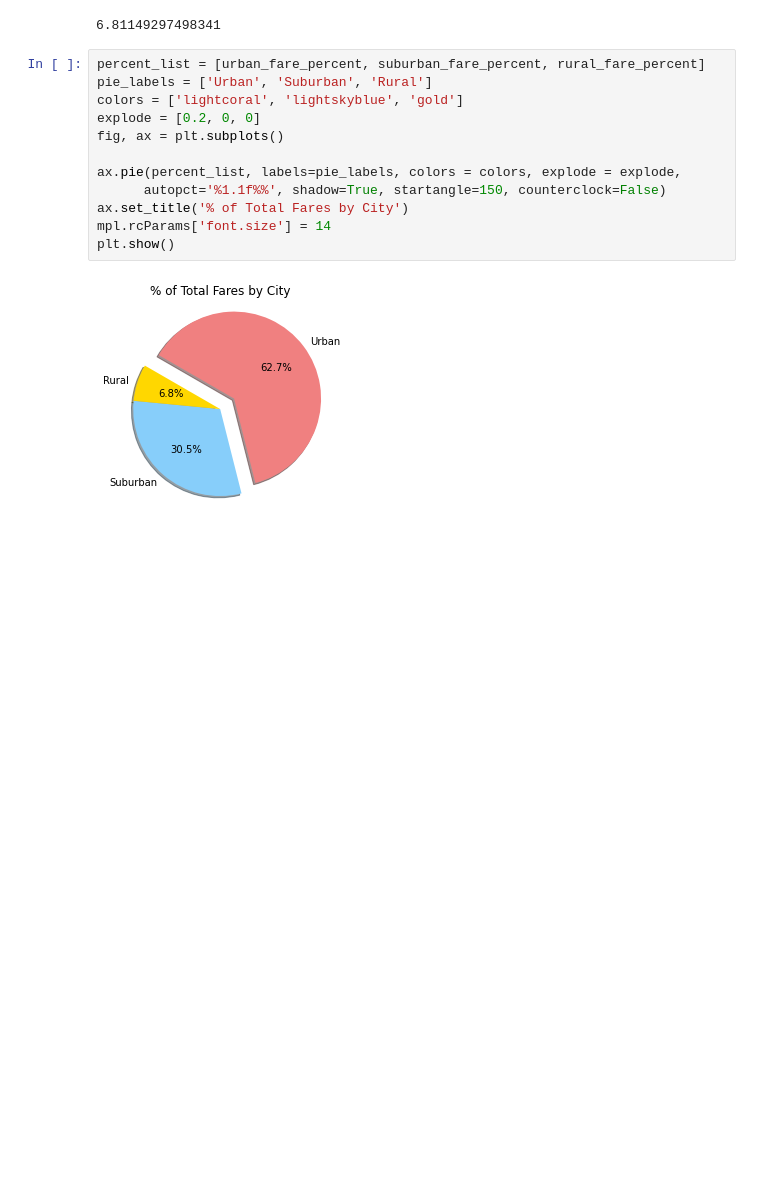
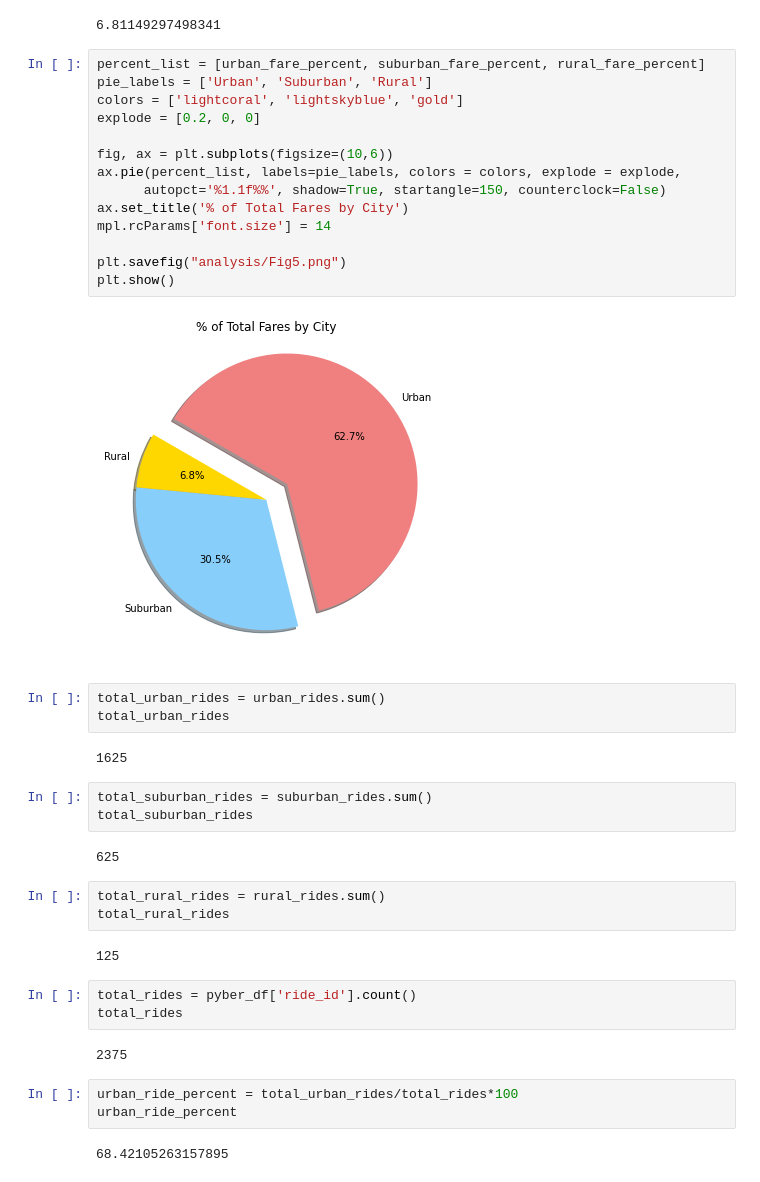
Before and after one commit to rbriggs13/PyBer_Analysis, a Jupyter notebook: PyBer.ipynb, the cells around one changed output. Drawn from its saved outputs; the diff is of its cells as text; blank space fills up the shorter version.

Commit message:
adding the code for the final pie charts

```diff
--- a/PyBer.ipynb
+++ b/PyBer.ipynb
@@ -622,14 +609,41 @@ rural_fare_percent
 # %%
 percent_list = [urban_fare_percent, suburban_fare_percent, rural_fare_percent]
 pie_labels = ['Urban', 'Suburban', 'Rural']
 colors = ['lightcoral', 'lightskyblue', 'gold']
 explode = [0.2, 0, 0]
-fig, ax = plt.subplots()
 
+fig, ax = plt.subplots(figsize=(10,6))
 ax.pie(percent_list, labels=pie_labels, colors = colors, explode = explode,
       autopct='%1.1f%%', shadow=True, startangle=150, counterclock=False)
 ax.set_title('% of Total Fares by City')
 mpl.rcParams['font.size'] = 14
+
+plt.savefig("analysis/Fig5.png")
 plt.show()
 # %% [output]
-[figure, old version]
+[figure, new version]
+# %%
+total_urban_rides = urban_rides.sum()
+total_urban_rides
+# %% [output]
+1625
+# %%
+total_suburban_rides = suburban_rides.sum()
+total_suburban_rides
+# %% [output]
+625
+# %%
+total_rural_rides = rural_rides.sum()
+total_rural_rides
+# %% [output]
+125
+# %%
+total_rides = pyber_df['ride_id'].count()
+total_rides
+# %% [output]
+2375
+# %%
+urban_ride_percent = total_urban_rides/total_rides*100
+urban_ride_percent
+# %% [output]
+68.42105263157895
```
Also changed, not shown: parts of 12 cells of this notebook, 3 other files.
